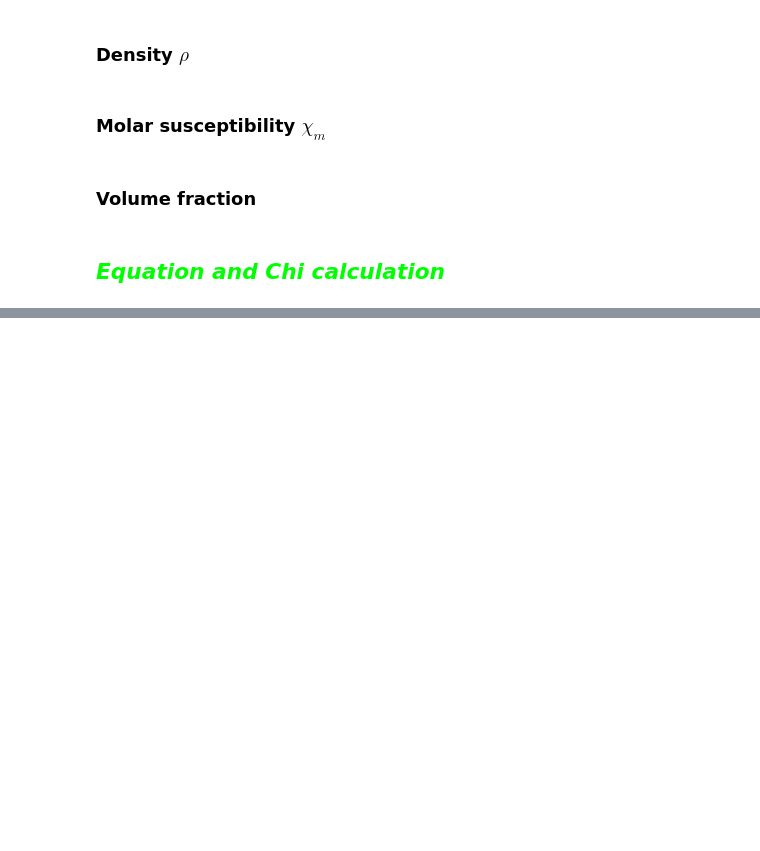
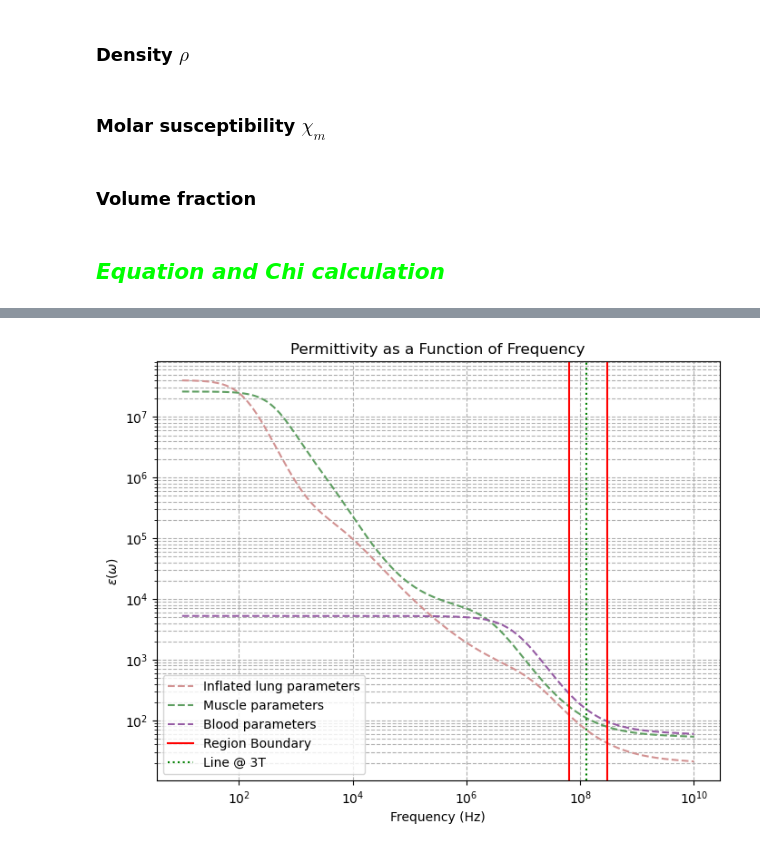
Before and after one commit to evaalonsoortiz/sus-optimization, a Jupyter notebook: chi_calculator.ipynb, the cells around one changed output, grey strips where cells are left out. Saved outputs shown, nothing was run; the diff lists cells and outputs as text; code cells hidden in the pictures; blank space fills up the shorter version.

```diff
--- a/chi_calculator.ipynb
+++ b/chi_calculator.ipynb
@@ -76,0 +200,30 @@ Chi calculated:  -2.8983893942048153
+# %%
+# To select regions of interest in Hz,
+# The Gyromagnetic ration of hydrogen protons is 42.58 MHz per tesla
+# So if we want to show the 1.5 to 7 Tesla :
+larmor_freq = 42.58e6
+low_freq = 1.5 * larmor_freq
+high_freq = 7 * larmor_freq
+
+mid_freq = 3 * larmor_freq # This one we use to show where is the 3 Tesla line
+
+
+plt.figure(figsize=(8, 6))
+plt.semilogx(freq, epsilon_w_lung.real, label='Inflated lung parameters', color = "#D29292", linestyle='--')
+plt.semilogx(freq, epsilon_w_muscle.real, label='Muscle parameters', color = "#5F9F62", linestyle='--')
+plt.semilogx(freq, epsilon_w_blood.real, label='Blood parameters', color = "#965CA4", linestyle='--')
+#plt.semilogx(freq, epsilon_w.imag, label='Imaginary Part', linestyle='dashed')
+plt.xlabel('Frequency (Hz)')
+plt.ylabel(r'$\varepsilon(\omega)$')
+plt.yscale('log')
+plt.title('Permittivity as a Function of Frequency')
+
+plt.axvline(x=low_freq, color='red', linestyle='-', label='Region Boundary')
+plt.axvline(x=high_freq, color='red', linestyle='-')
+plt.axvline(x=mid_freq, color='green', linestyle=':', label='Line @ 3T')
+
+plt.legend()
+plt.grid(True, which='both', linestyle='--')
+plt.show()
+# %% [output]
+[figure, added]
```
Also changed, not shown: parts of 23 cells of this notebook, 4 other files.
